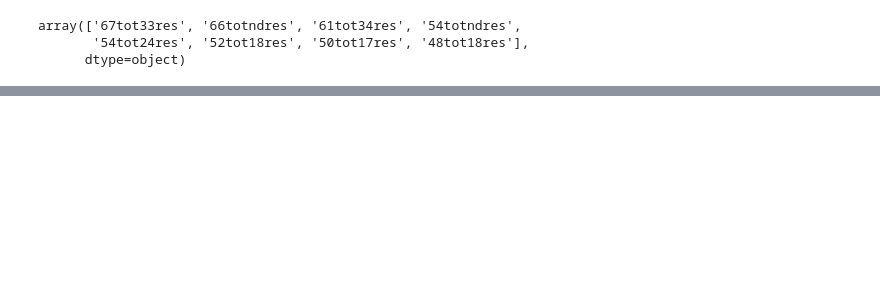
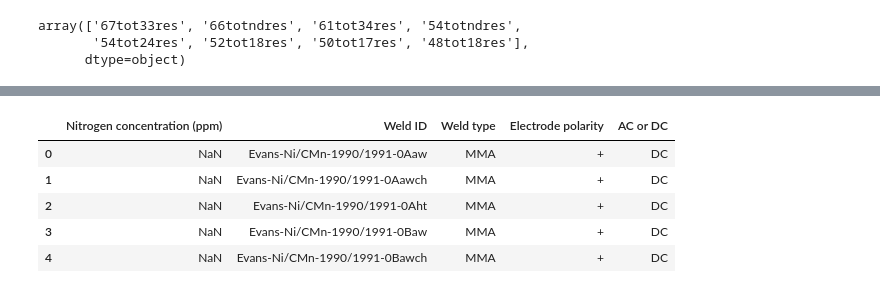
Before and after one commit to elbarhichi/Welding-Quality-Prediction, a Jupyter notebook: ML_PROJECT.ipynb, the cells around one changed output, grey strips where cells are left out. Cells and saved outputs as stored; diff of their text form; code cells hidden in the pictures; blank space fills up the shorter version.

Commit message:
Nitrogen Done

```diff
--- a/ML_PROJECT.ipynb
+++ b/ML_PROJECT.ipynb
@@ -228,0 +214,10 @@ problematic_entries
+# %%
+# convert the problematic entries to numeric
+
+def converter(x):
+    try:
+        return float(x)
+    except:
+        return float(x[:2])
+# %%
+df['Nitrogen concentration (ppm)'] = df['Nitrogen concentration (ppm)'].apply(converter)
@@ -228,0 +243,2 @@ problematic_entries
+# %%
+df1= df.copy()
@@ -228,0 +265,10 @@ problematic_entries
+# %%
+# Find the non-numeric entries in 'Interpass temperature (Â°C)'
+df1['Interpass temperature (Â°C)'] = pd.to_numeric(df1['Interpass temperature (Â°C)'], errors='coerce')
+
+# Identify rows where the conversion resulted in NaN (indicating non-numeric values)
+problematic_entries = df1[df1['Interpass temperature (Â°C)'].isna() & ~df1['Interpass temperature (Â°C)'].isna()]['Interpass temperature (Â°C)'].unique()
+
+df1 = df1.drop(columns=['Interpass temperature (Â°C)'])
+
+problematic_entries
@@ -228,0 +305,9 @@ problematic_entries
+# %%
+df1[['Nitrogen concentration (ppm)','Weld ID', 'Weld type', 'Electrode polarity', 'AC or DC']].head()
+# %% [output]
+|  | Nitrogen concentration (ppm) | Weld ID | Weld type | Electrode polarity | AC or DC |
+| 0 | NaN | Evans-Ni/CMn-1990/1991-0Aaw | MMA | + | DC |
+| 1 | NaN | Evans-Ni/CMn-1990/1991-0Aawch | MMA | + | DC |
+| 2 | NaN | Evans-Ni/CMn-1990/1991-0Aht | MMA | + | DC |
+| 3 | NaN | Evans-Ni/CMn-1990/1991-0Baw | MMA | + | DC |
+| 4 | NaN | Evans-Ni/CMn-1990/1991-0Bawch | MMA | + | DC |
```
Also changed, not shown: parts of 14 cells of this notebook.
